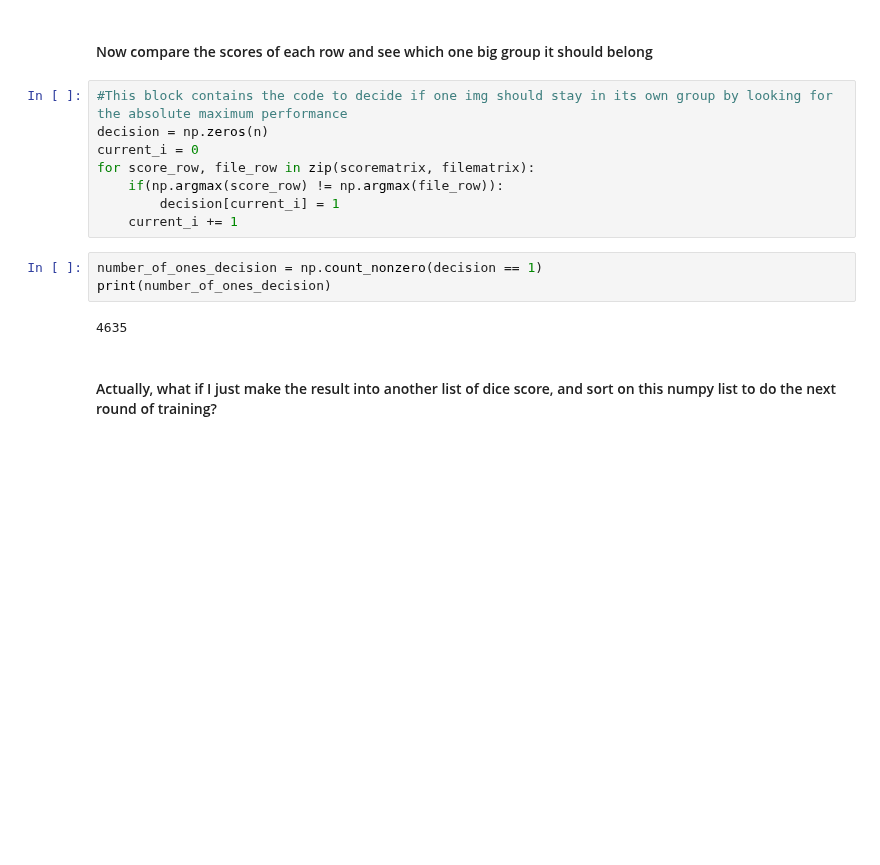
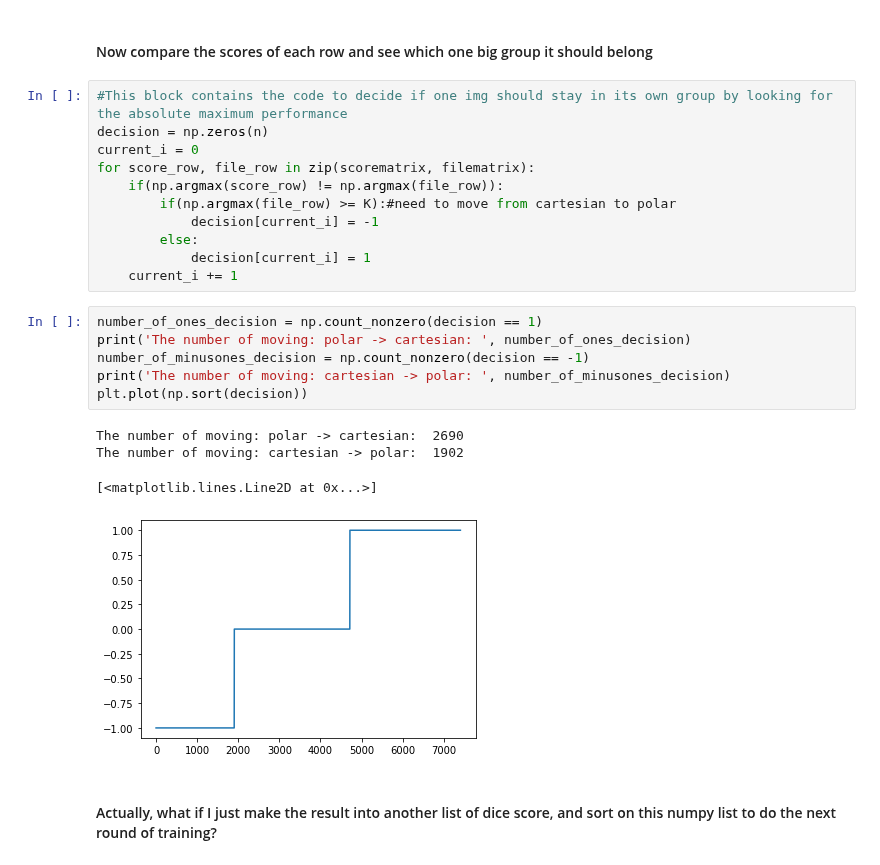
Before and after one commit to smith-scram-lab/Iterative-Unet, a Jupyter notebook: learn.ipynb, the cells around one changed output. Drawn from its saved outputs; the diff is of its cells as text; blank space fills up the shorter version.

```diff
--- a/learn.ipynb
+++ b/learn.ipynb
@@ -436,13 +500,22 @@ decision = np.zeros(n)
 current_i = 0
 for score_row, file_row in zip(scorematrix, filematrix):
     if(np.argmax(score_row) != np.argmax(file_row)):
-        decision[current_i] = 1
+        if(np.argmax(file_row) >= K):#need to move from cartesian to polar
+            decision[current_i] = -1
+        else:
+            decision[current_i] = 1
     current_i += 1
-# %%
-number_of_ones_decision = np.count_nonzero(decision == 1)
-print(number_of_ones_decision)
-# %% [output]
-4635
+# %%
+number_of_ones_decision = np.count_nonzero(decision == 1)
+print('The number of moving: polar -> cartesian: ', number_of_ones_decision)
+number_of_minusones_decision = np.count_nonzero(decision == -1)
+print('The number of moving: cartesian -> polar: ', number_of_minusones_decision)
+plt.plot(np.sort(decision))
+# %% [output]
+The number of moving: polar -> cartesian:  2690
+The number of moving: cartesian -> polar:  1902
+[<matplotlib.lines.Line2D at 0x...>]
+[figure, added]
 # %% [markdown]
 #### Actually, what if I just make the result into another list of dice score, and sort on this numpy list to do the next round of training?
 # %%
```
Also changed, not shown: parts of 12 cells of this notebook, 1 other file.
